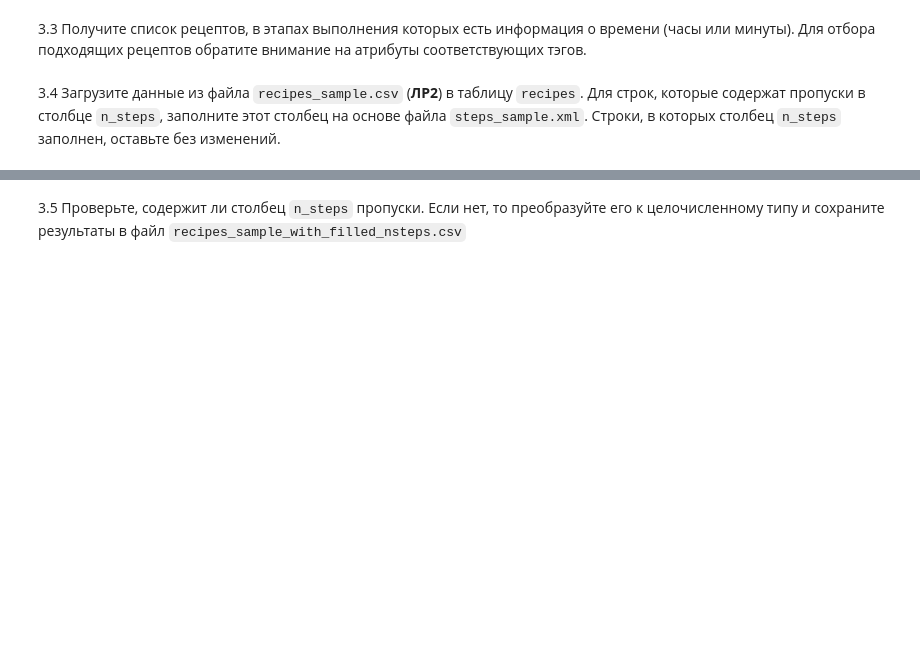
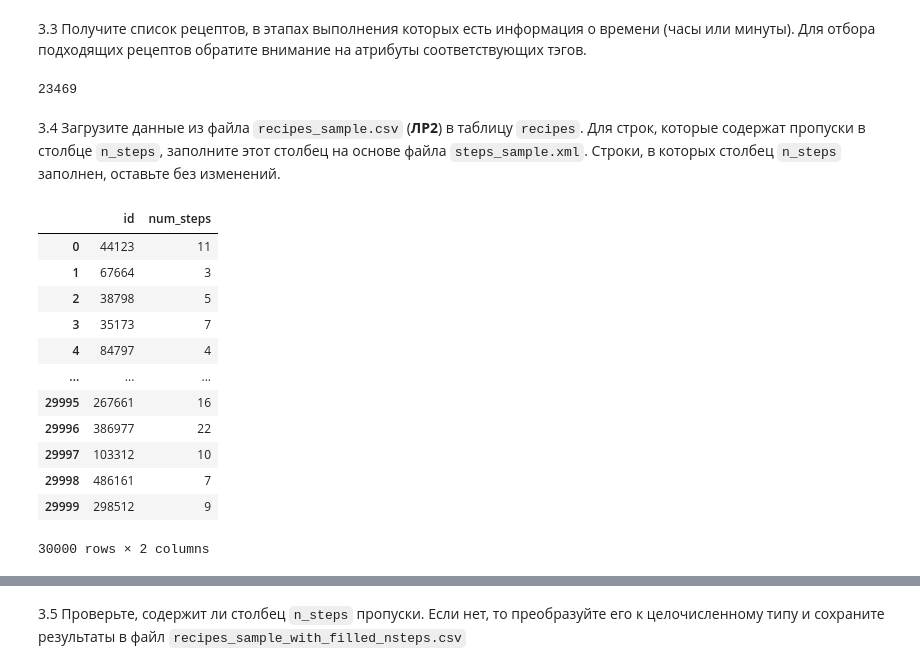
Before and after one commit to marieryabova/finuni_data_processing, a Jupyter notebook: 3 лабораторная работа/03_data_files_ДПИ22-1_Рябова_Мария.ipynb, the cells around one changed output, grey strips where cells are left out. Drawn from its saved outputs; the diff is of its cells as text; code cells hidden in the pictures; blank space fills up the shorter version.

```diff
--- a/3 лабораторная работа/03_data_files_ДПИ22-1_Рябова_Мария.ipynb
+++ b/3 лабораторная работа/03_data_files_ДПИ22-1_Рябова_Мария.ipynb
@@ -70,3 +204,12 @@ for phones in addres_book['phones']:
 ### XML
 # %% [markdown]
 3.1 По данным файла `steps_sample.xml` сформируйте словарь с шагами по каждому рецепту вида `{id_рецепта: ["шаг1", "шаг2"]}`. Сохраните этот словарь в файл `steps_sample.json`
+# %%
+from bs4 import BeautifulSoup
+with open('data/steps_sample.xml') as f:
+    steps_sample = BeautifulSoup(f, 'xml')
+# %%
+steps_dict = {}
+for recipe in steps_sample.recipes.find_all('recipe'):
+    steps = [step.text for step in recipe.steps.find_all('step')]
+    steps_dict[int(recipe.id.text)] = steps
@@ -75,4 +245,14 @@ for phones in addres_book['phones']:
 # %% [markdown]
 3.3 Получите список рецептов, в этапах выполнения которых есть информация о времени (часы или минуты). Для отбора подходящих рецептов обратите внимание на атрибуты соответствующих тэгов.
+# %%
+recipes_time = []
+for recipe in steps_sample.recipes.find_all('recipe'):
+    for step in recipe.steps.find_all('step'):
+        if ('has_minutes' in step.attrs) or ('has_hours' in step.attrs):
+            recipes_time.append(recipe)
+            break
+len(recipes_time)
+# %% [output]
+23469
 # %% [markdown]
 3.4 Загрузите данные из файла `recipes_sample.csv` (__ЛР2__) в таблицу `recipes`. Для строк, которые содержат пропуски в столбце `n_steps`, заполните этот столбец на основе файла  `steps_sample.xml`. Строки, в которых столбец `n_steps` заполнен, оставьте без изменений.
@@ -78,0 +261,23 @@ for phones in addres_book['phones']:
+# %%
+# сформируем словарь: id рецепта - ключ, количество шагов - значение
+steps = {}
+for recipe in steps_sample.recipes.find_all('recipe'):
+    num = len(recipe.steps.find_all('step'))
+    steps[int(recipe.id.text)] = num
+# из словаря сдклаем датафрейм
+df_steps = pd.DataFrame(list(steps.items()), columns = ['id', 'num_steps'])
+df_steps
+# %% [output]
+|  | id | num_steps |
+| 0 | 44123 | 11 |
+| 1 | 67664 | 3 |
+| 2 | 38798 | 5 |
+| 3 | 35173 | 7 |
+| 4 | 84797 | 4 |
+| ... | ... | ... |
+| 29995 | 267661 | 16 |
+| 29996 | 386977 | 22 |
+| 29997 | 103312 | 10 |
+| 29998 | 486161 | 7 |
+| 29999 | 298512 | 9 |
+30000 rows × 2 columns
```
Also changed, not shown: parts of 24 cells of this notebook.
